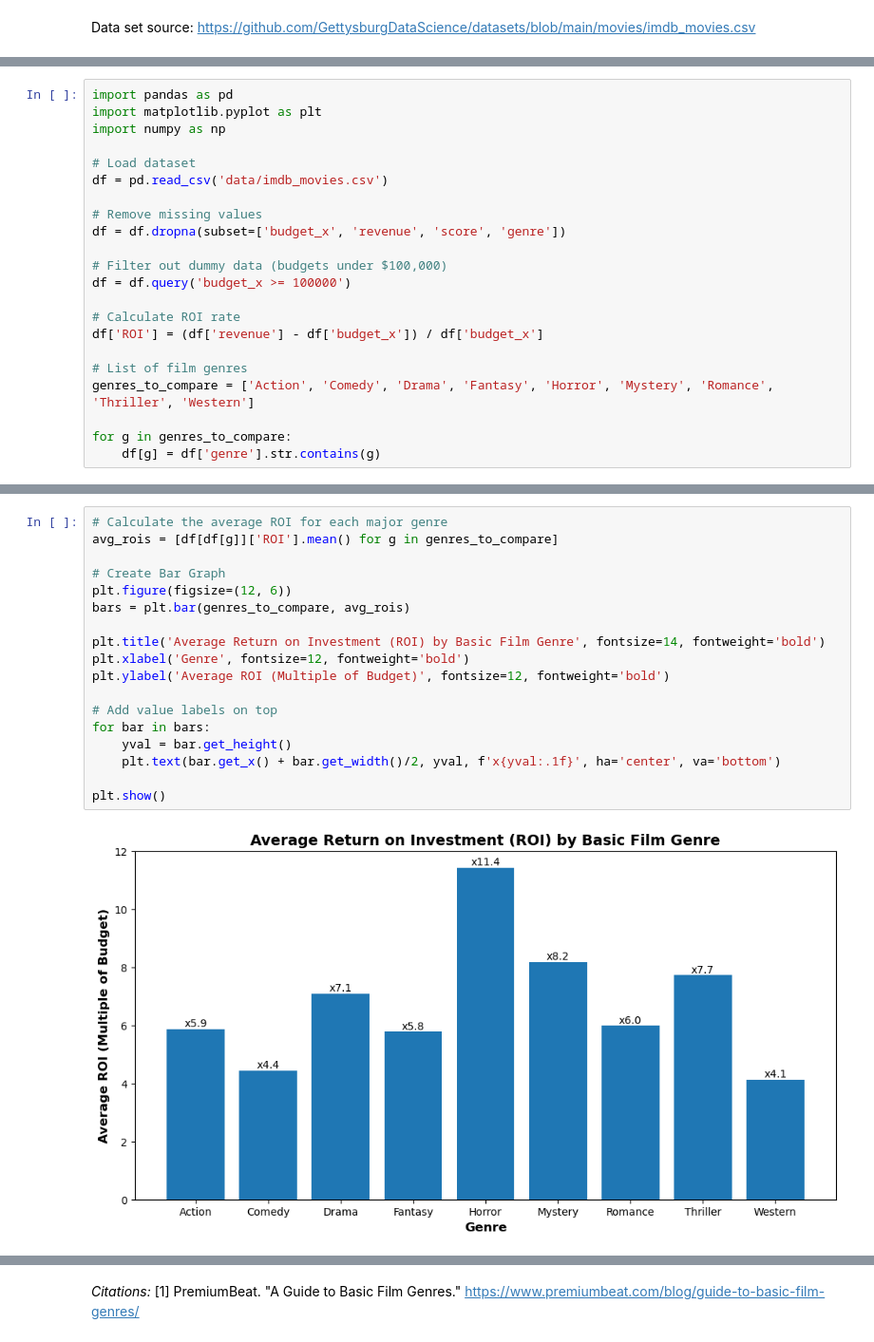
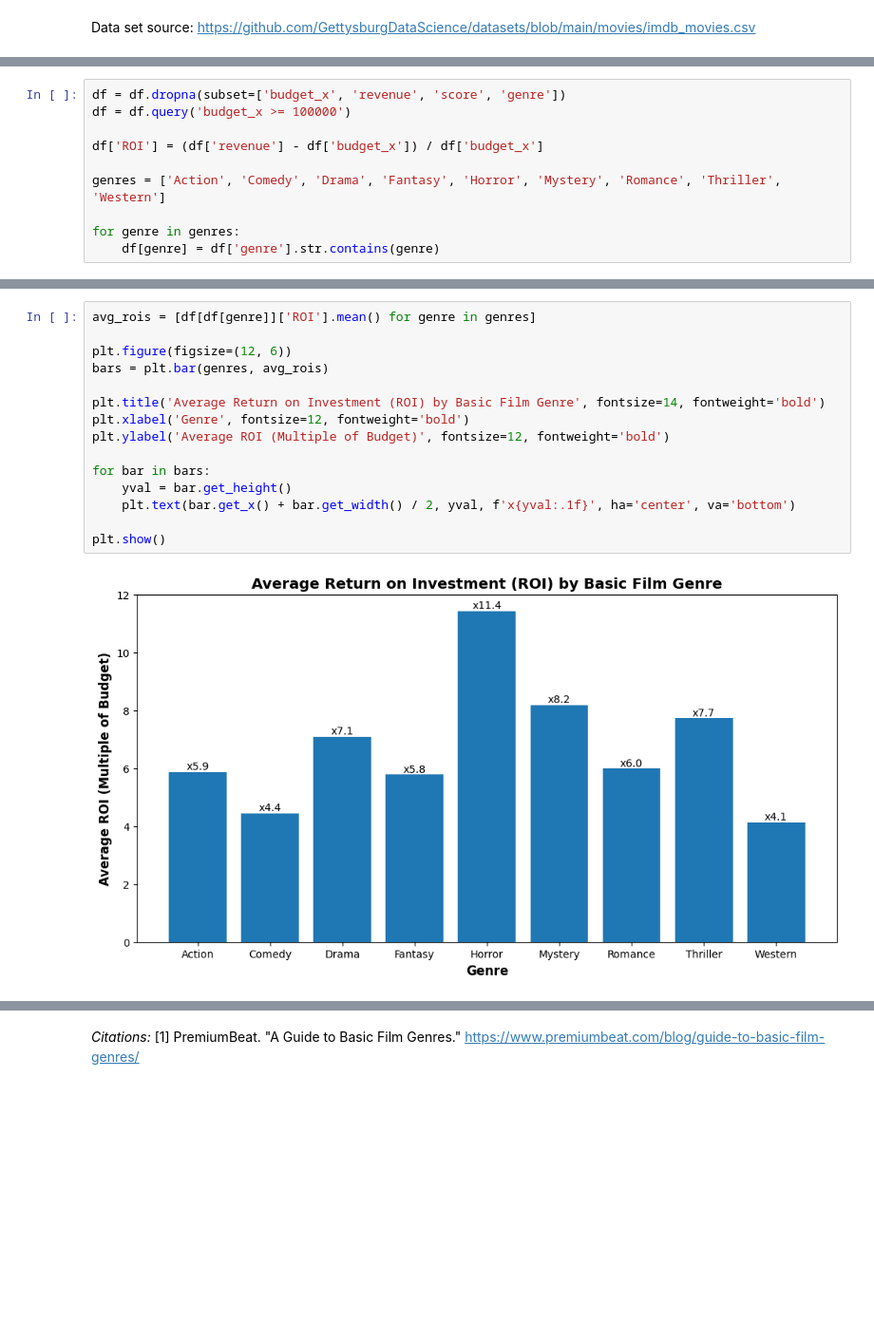
Before and after one commit to panhhng/ds256-final, a Jupyter notebook: main.ipynb, the cells around one changed output, grey strips where cells are left out. Shown at 95% size. Saved outputs shown, nothing was run; the diff lists cells and outputs as text; blank space fills up the shorter version.

Commit message:
graphs

```diff
--- a/main.ipynb
+++ b/main.ipynb
@@ -16,23 +23,11 @@ Data set source: https://github.com/GettysburgDataScience/datasets/blob/main/mov
 # %%
-import pandas as pd
-import matplotlib.pyplot as plt
-import numpy as np
-
-# Load dataset
-df = pd.read_csv('data/imdb_movies.csv')
-
-# Remove missing values
 df = df.dropna(subset=['budget_x', 'revenue', 'score', 'genre'])
-
-# Filter out dummy data (budgets under $100,000)
 df = df.query('budget_x >= 100000')
 
-# Calculate ROI rate
 df['ROI'] = (df['revenue'] - df['budget_x']) / df['budget_x']
 
-# List of film genres
-genres_to_compare = ['Action', 'Comedy', 'Drama', 'Fantasy', 'Horror', 'Mystery', 'Romance', 'Thriller', 'Western']
+genres = ['Action', 'Comedy', 'Drama', 'Fantasy', 'Horror', 'Mystery', 'Romance', 'Thriller', 'Western']
 
-for g in genres_to_compare:
-    df[g] = df['genre'].str.contains(g)
+for genre in genres:
+    df[genre] = df['genre'].str.contains(genre)
 # %% [markdown]
@@ -43,22 +38,19 @@ This aggregate metric establishes the baseline for our argument: Horror signific
 # %%
-# Calculate the average ROI for each major genre
-avg_rois = [df[df[g]]['ROI'].mean() for g in genres_to_compare]
+avg_rois = [df[df[genre]]['ROI'].mean() for genre in genres]
 
-# Create Bar Graph
 plt.figure(figsize=(12, 6))
-bars = plt.bar(genres_to_compare, avg_rois)
+bars = plt.bar(genres, avg_rois)
 
 plt.title('Average Return on Investment (ROI) by Basic Film Genre', fontsize=14, fontweight='bold')
 plt.xlabel('Genre', fontsize=12, fontweight='bold')
 plt.ylabel('Average ROI (Multiple of Budget)', fontsize=12, fontweight='bold')
 
-# Add value labels on top
 for bar in bars:
     yval = bar.get_height()
-    plt.text(bar.get_x() + bar.get_width()/2, yval, f'x{yval:.1f}', ha='center', va='bottom')
+    plt.text(bar.get_x() + bar.get_width() / 2, yval, f'x{yval:.1f}', ha='center', va='bottom')
 
 plt.show()
 # %% [output]
-[figure, old version]
+[figure, new version]
 # %% [markdown]
 ### 3. Finer Details: Reception Independence
```
Also changed, not shown: parts of 10 cells of this notebook.
